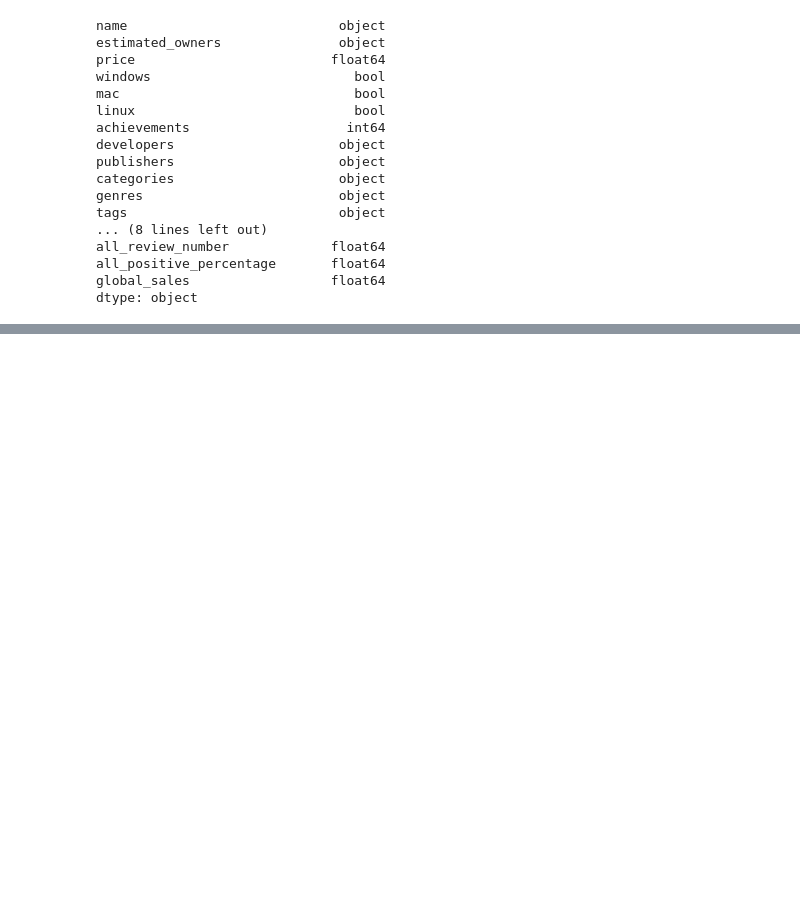
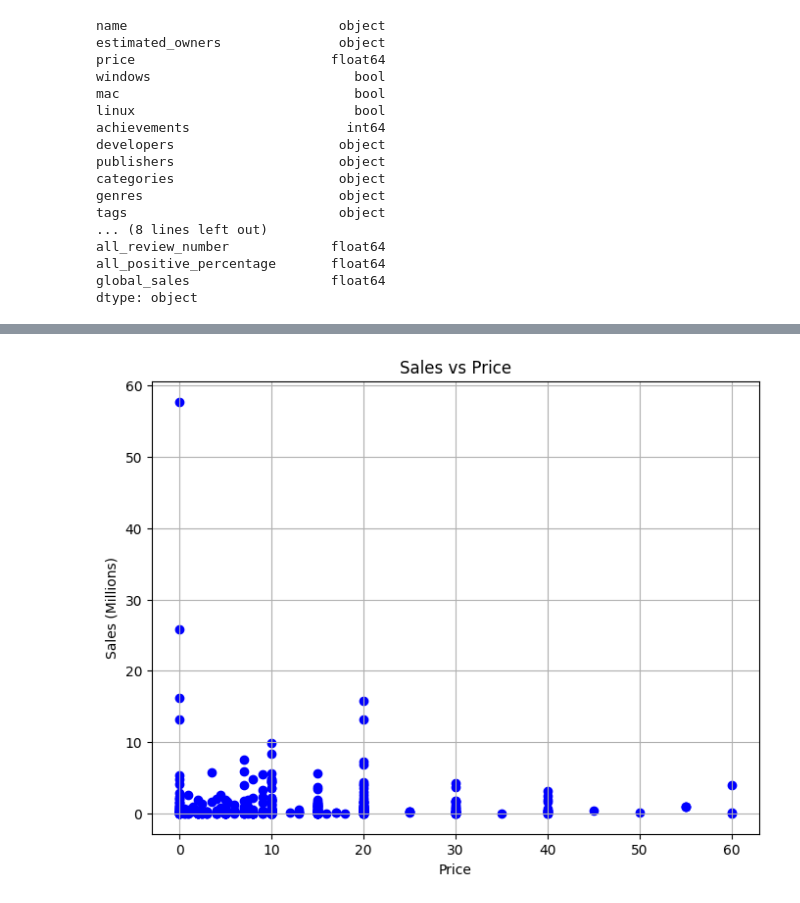
Before and after one commit to jbhiltscher/steam_project, a Jupyter notebook: SteamInsights/c_analysis.ipynb, the cells around one changed output, grey strips where cells are left out. Saved outputs shown, nothing was run; the diff lists cells and outputs as text; code cells hidden in the pictures; blank space fills up the shorter version.

```diff
--- a/SteamInsights/c_analysis.ipynb
+++ b/SteamInsights/c_analysis.ipynb
@@ -137,0 +95,11 @@ t.iloc[:, 0:11]
+# %%
+# Plotting sales and price
+plt.figure(figsize=(8, 6))
+plt.scatter(all_games['price'], all_games['global_sales'], color='blue', marker='o')
+plt.title('Sales vs Price')
+plt.xlabel('Price')
+plt.ylabel('Sales (Millions)')
+plt.grid(True)
+plt.show()
+# %% [output]
+[figure, added]
```
Also changed, not shown: parts of 9 cells of this notebook, 6 other files.
